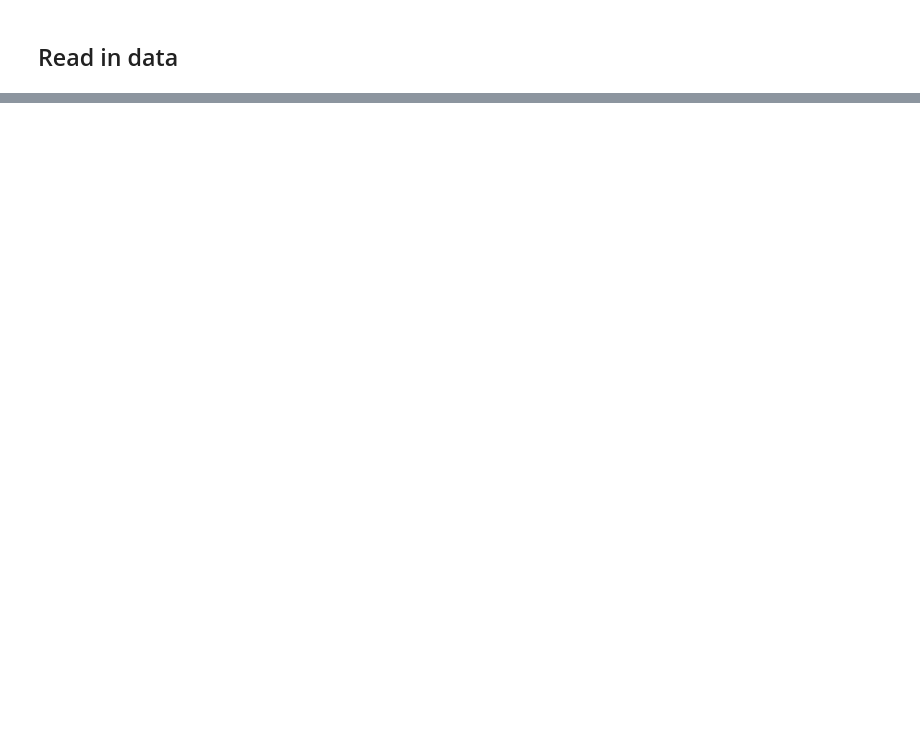
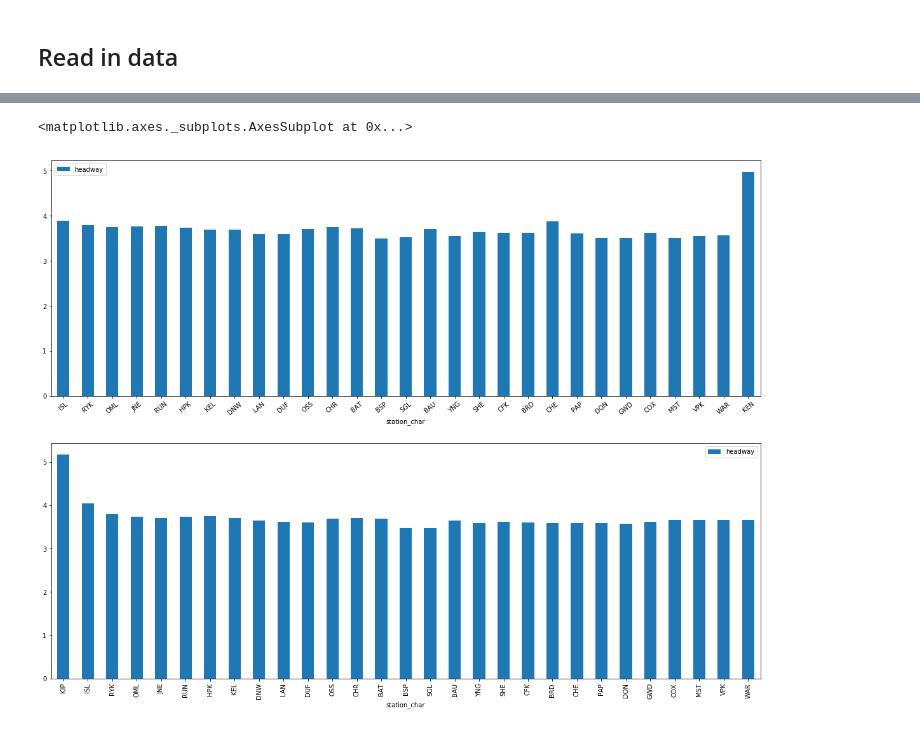
Before and after one commit to CivicTechTO/ttc_subway_times, a Jupyter notebook: doc/ttc_headway_analysis.ipynb, the cells around one changed output, grey strips where cells are left out. Cells and saved outputs as stored; diff of their text form; code cells hidden in the pictures; blank space fills up the shorter version.

```diff
--- a/doc/ttc_headway_analysis.ipynb
+++ b/doc/ttc_headway_analysis.ipynb
@@ -303,0 +159,9 @@ Note:
+# %%
+# calculating significant differences (not between 0-5 minutes)
+ttc_2['long_diff?'] = (p3 < 0) | (p3 > 5)
+
+# keeping only relevant rows
+ttc_3 = ttc_2[['trainid','station_char','timint','traindirection','train_message','long_diff?','request_date']].copy()
+
+# getting rid of all rows with non-significant differences
+ttc_3 = ttc_3[ttc_3['long_diff?']]
@@ -303,0 +286,7 @@ Note:
+# %%
+fig, axes = plt.subplots(nrows = 2, ncols = 1, figsize=(20,15))
+ttc_east[['station_char','headway']].groupby('station_char').mean().plot(kind='bar', ax = axes[0], rot=40)
+ttc_west[['station_char','headway']].groupby('station_char').mean().plot(kind='bar', ax = axes[1])
+# %% [output]
+<matplotlib.axes._subplots.AxesSubplot at 0x...>
+[figure, added]
```
Also changed, not shown: parts of 51 cells of this notebook.
